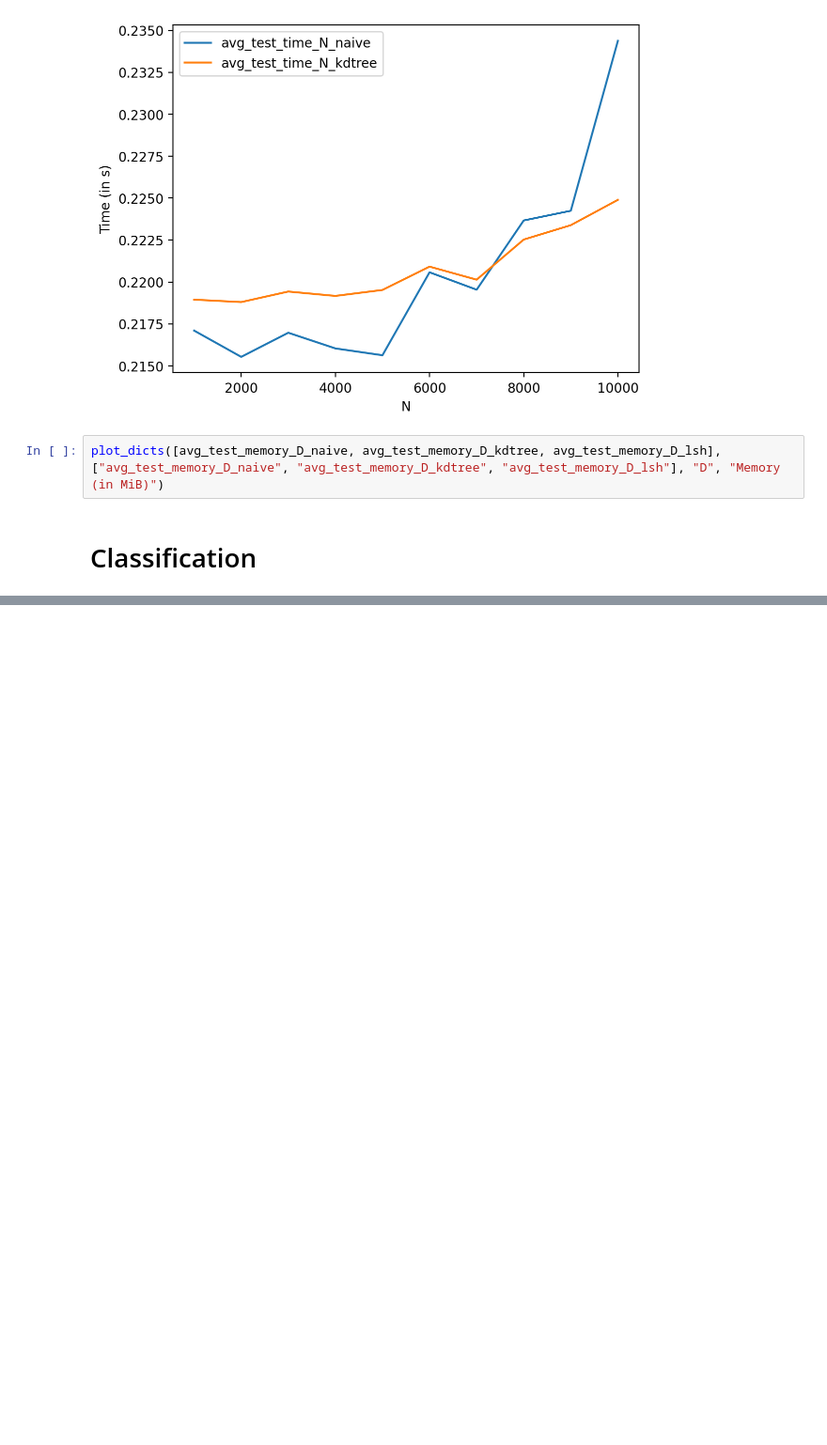
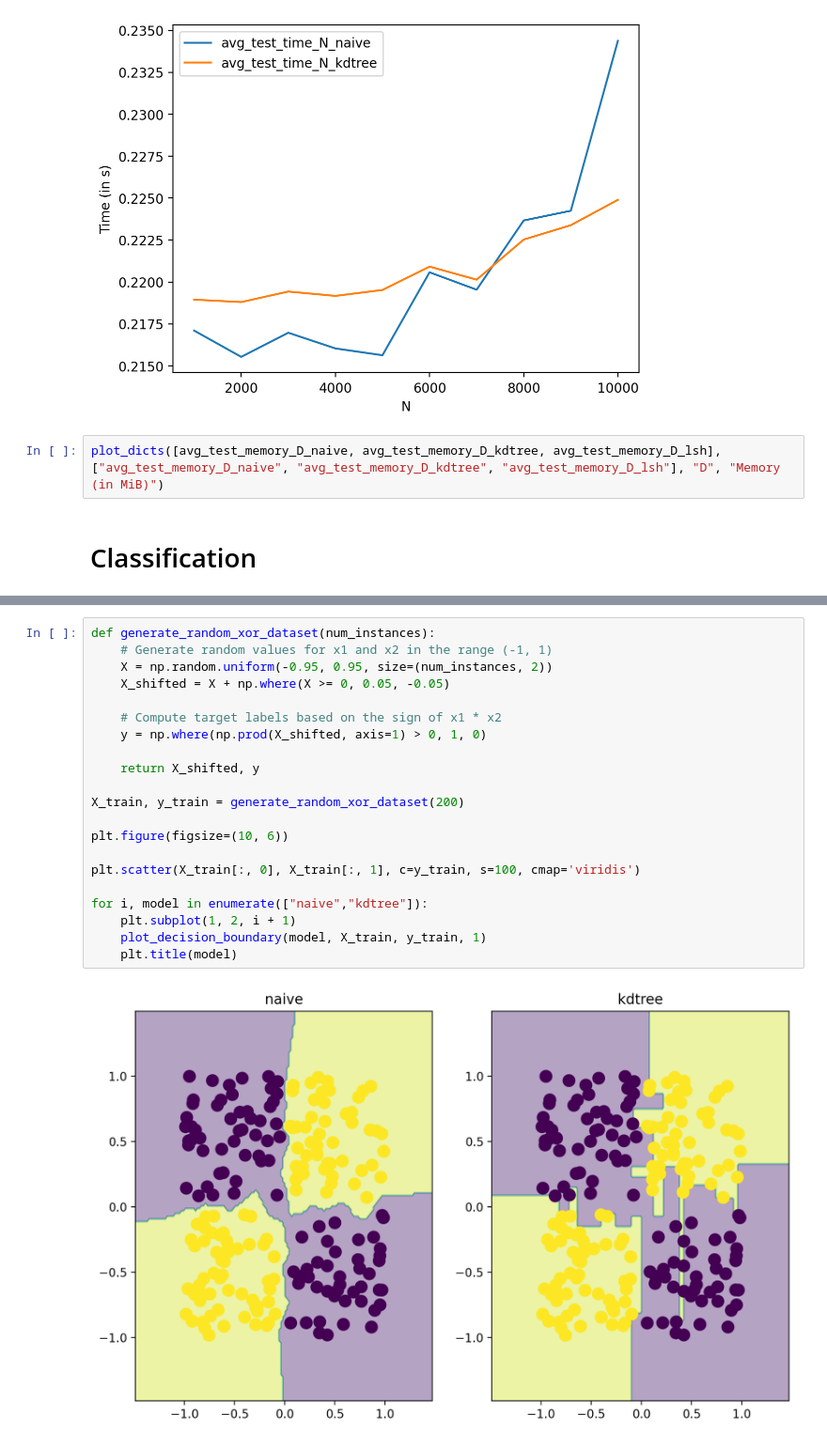
Before and after one commit to YYashraj/Assignment4-ES335-2024-sanity-descent, a Jupyter notebook: KNN.ipynb, the cells around one changed output, grey strips where cells are left out. Shown at 94% size. Saved outputs shown, nothing was run; the diff lists cells and outputs as text; blank space fills up the shorter version.

```diff
--- a/KNN.ipynb
+++ b/KNN.ipynb
@@ -1246,0 +1319,23 @@ plot_dicts([avg_test_memory_D_naive, avg_test_memory_D_kdtree, avg_test_memory_D
+# %%
+def generate_random_xor_dataset(num_instances):
+    # Generate random values for x1 and x2 in the range (-1, 1)
+    X = np.random.uniform(-0.95, 0.95, size=(num_instances, 2))
+    X_shifted = X + np.where(X >= 0, 0.05, -0.05)
+
+    # Compute target labels based on the sign of x1 * x2
+    y = np.where(np.prod(X_shifted, axis=1) > 0, 1, 0)
+
+    return X_shifted, y
+
+X_train, y_train = generate_random_xor_dataset(200)
+
+plt.figure(figsize=(10, 6))
+
+plt.scatter(X_train[:, 0], X_train[:, 1], c=y_train, s=100, cmap='viridis')
+
+for i, model in enumerate(["naive","kdtree"]):
+    plt.subplot(1, 2, i + 1)
+    plot_decision_boundary(model, X_train, y_train, 1)
+    plt.title(model)
+# %% [output]
+[figure, added]
```
Also changed, not shown: parts of 25 cells of this notebook.
